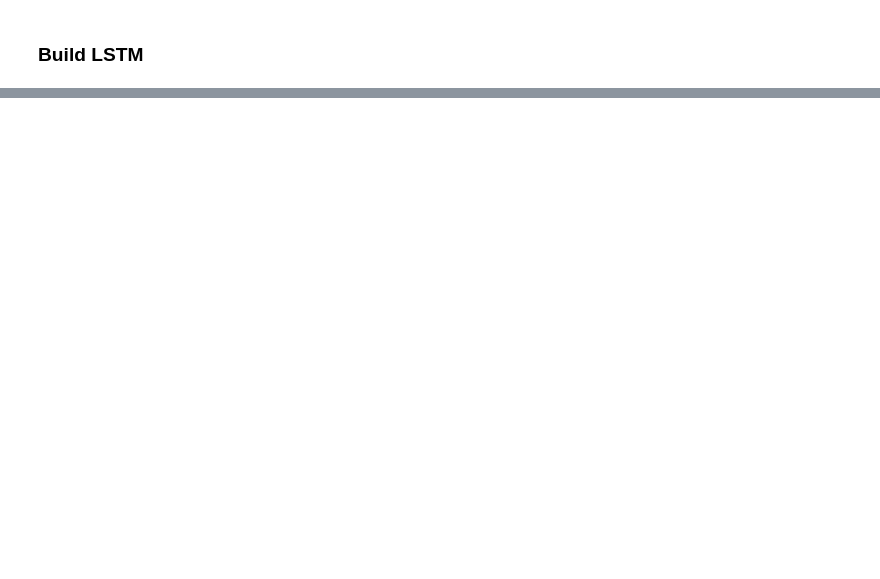
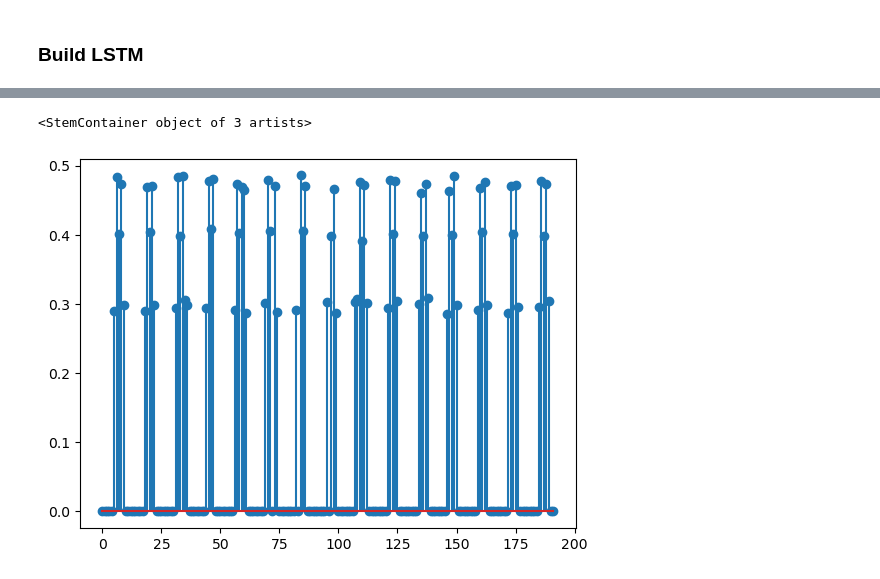
Before and after one commit to spatialaudio/Data-Driven-EIT-Imaging-using-Recurrent-Neural-Networks, a Jupyter notebook: codes/VAE_LSTM_V2.ipynb, the cells around one changed output, grey strips where cells are left out. Cells and saved outputs as stored; diff of their text form; code cells hidden in the pictures; blank space fills up the shorter version.

```diff
--- a/codes/VAE_LSTM_V2.ipynb
+++ b/codes/VAE_LSTM_V2.ipynb
@@ -480,3 +512,8 @@ tmp.files
+# %%
+plt.stem(V_dec_40[10, :])
+# %% [output]
+<StemContainer object of 3 artists>
+[figure, added]
 # %%
 tmp_s = {
     "anomaly": tmp["anomaly"],
```
Also changed, not shown: parts of 26 cells of this notebook.
